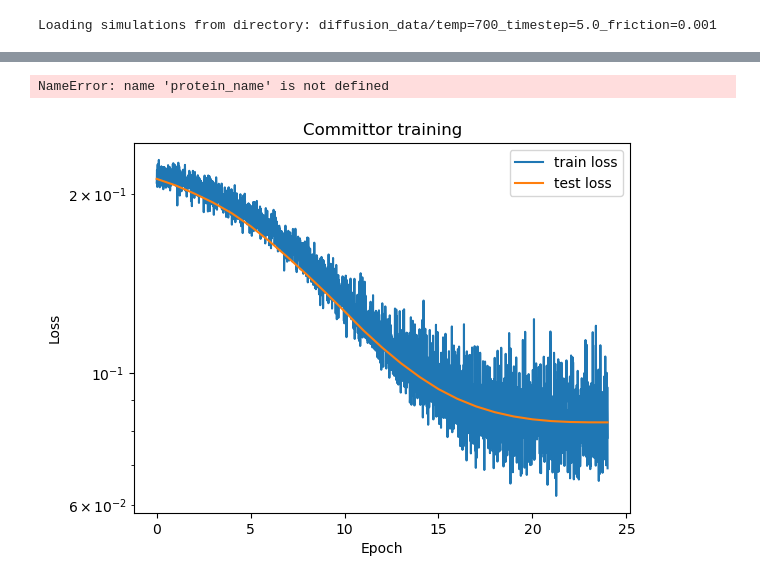
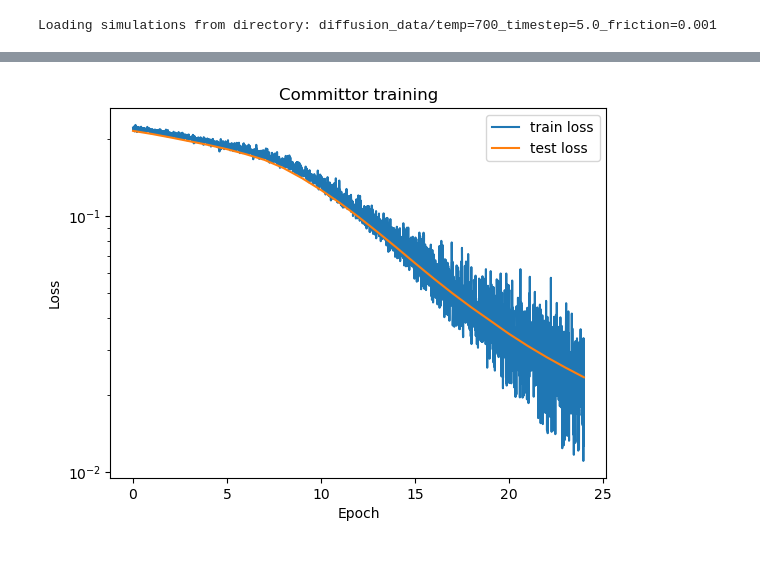
Before and after one commit to michael-psenka/OM-TPS, a Jupyter notebook: train_committor_mb.ipynb, the cells around one changed output, grey strips where cells are left out. Saved outputs shown, nothing was run; the diff lists cells and outputs as text; code cells hidden in the pictures.

```diff
--- a/train_committor_mb.ipynb
+++ b/train_committor_mb.ipynb
@@ -66,6 +70,7 @@ def plot_losses(
     plt.ylabel("Loss")
     plt.yscale("log")
 # %%
+from tqdm import tqdm
 def get_gt_committor_probs(trajectories, is_start, is_end, calculator, bins_per_dim=100):
     """
     trajectories: torch.tensor of shape (# Trajectories, Length, 2)
@@ -94,7 +99,7 @@ def get_gt_committor_probs(trajectories, is_start, is_end, calculator, bins_per_
 
 
     # Iterate over samples to assign committor probabilities
-    for traj in range(T):
+    for traj in tqdm(range(T)):
         last_committor = None
         last_transition_idx = None
         for i in range(L):
@@ -137,14 +142,22 @@ def get_gt_committor_probs(trajectories, is_start, is_end, calculator, bins_per_
     np.save("temp.npy", committor_probs)
 
     return committor_probs[bin_idx]
+# %%
+dataset.all_pos = dataset.all_pos[:422000]
 # %%
 mean = np.load("mb_mean.npy")
 std = np.load("mb_std.npy")
-all_pos = mean + std*dataset.all_pos.reshape(100, 1000, 3)[:, :, :2]
+all_pos = mean + std*dataset.all_pos.reshape(-1, 1000, 3)[:, :, :2]
 start = np.array([[23, 30]])
 end = np.array([[40, 9]])
-start_indicator = np.linalg.norm(all_pos - start, axis=2) < 1
-end_indicator = np.linalg.norm(all_pos - end, axis=2) < 1
-committor_probs  = get_gt_committor_probs(all_pos, start_indicator,end_indicator, calculator)
-plot_samples(all_pos.reshape(-1, 2), committor_probs.reshape(-1, 2))
+start_indicator = np.linalg.norm(all_pos - start, axis=2) < 10
+end_indicator = np.linalg.norm(all_pos - end, axis=2) < 5
+
+start_points = all_pos[start_indicator]
+end_points = all_pos[end_indicator]
+plt.scatter(all_pos[:, :, 0], all_pos[:, :, 1], c = "black", label = "Trajectory")
+
+plt.scatter(start_points[:, 0], start_points[:, 1], c = "blue", label = "Start")
+plt.scatter(end_points[:, 0], end_points[:, 1], c = "red", label = "End")
+plt.legend()
 # %% [output]
@@ -154,6 +173,8 @@ from sklearn.model_selection import train_test_split
 import torch.nn.functional as F
 import torch.nn as nn
 from tqdm import tqdm
+
+device = torch.device(torch.cuda.current_device() if torch.cuda.is_available() else "cpu")
 
 class CommittorMLP(torch.nn.Module):
     def __init__(self, in_dim, hidden_dim, out_dim, device, act = F.relu):
@@ -204,7 +225,7 @@ idxs = np.random.choice(gt_traj.shape[0], max_data_size, replace=False)
 optimizer = torch.optim.Adam(committor_model.parameters(), lr=1e-5)
 scheduler = linear_warmup_cosine_decay_lr_scheduler(optimizer, warmup_steps = 200, \
                                                         total_steps = n_epochs * int(0.8 * max_data_size / batch_size), \
-                                                        lr_min=0.0, lr_max=1.0)
+                                                        lr_min=0.8, lr_max=1.0)
 train_losses = []
 test_losses = []
 
@@ -239,8 +260,8 @@ for _ in tqdm(range(n_epochs)):
         transition_mask = torch.logical_and(~start, ~end)
         pred_prob = committor_model(x)
         grad_prob = torch.autograd.grad(
-            outputs=pred_prob,  # [batch_size, ]
-            inputs=x,  # [batch_size, n_nodes, 3]
+            outputs=pred_prob,  # [batch_size]
+            inputs=x,  # [batch_size, 2]
             grad_outputs=torch.ones_like(pred_prob),
             retain_graph=True,  # Make sure the graph is not destroyed during training
             create_graph=True,  # Create graph for second derivative
@@ -279,8 +300,8 @@ for _ in tqdm(range(n_epochs)):
         transition_mask = torch.logical_and(~start, ~end)
         pred_prob = committor_model(x)
         grad_prob = torch.autograd.grad(
-            outputs=pred_prob,  # [batch_size, ]
-            inputs=x,  # [batch_size, n_nodes, 3]
+            outputs=pred_prob,  # [batch_size]
+            inputs=x,  # [batch_size, 2]
             grad_outputs=torch.ones_like(pred_prob),
             retain_graph=True,  # Make sure the graph is not destroyed during training
             create_graph=True,  # Create graph for second derivative
@@ -288,32 +309,31 @@ for _ in tqdm(range(n_epochs)):
             )[0]
         grad_loss = 0
         start_boundary_loss = 0
         end_boundary_loss = 0
 
         # if transition_mask.sum() > 0:
 
         grad_loss = grad_prob.square().sum(-1, keepdim = True)[transition_mask].mean()
         if start.sum() > 0:
             start_boundary_loss = (pred_prob**2)[start].mean()
         if start.sum() > 0:
             end_boundary_loss = ((1 - pred_prob)**2)[end].mean()
 
         sl_loss = (pred_prob - prob).square().mean()
 
         loss = sl_loss #5*start_boundary_loss + 5*end_boundary_loss + grad_loss
         tls.append(loss.detach().unsqueeze(-1))
 
     test_loss = torch.cat(tls).sum(0) / len(tls)
     test_losses.append(test_loss.unsqueeze(-1))
 
 
 train_losses = torch.cat(train_losses).cpu().numpy()
 test_losses = torch.cat(test_losses).cpu().numpy()
 
 plot_losses(train_losses, test_losses, "Committor training")
 
 # Save the model
 torch.save(committor_model, f"mb-committor-model.pt")
 # %% [output]
-NameError: name 'protein_name' is not defined
-[figure, old version]
+[figure, new version]
```
Also changed, not shown: parts of 7 cells of this notebook, 7 other files.
